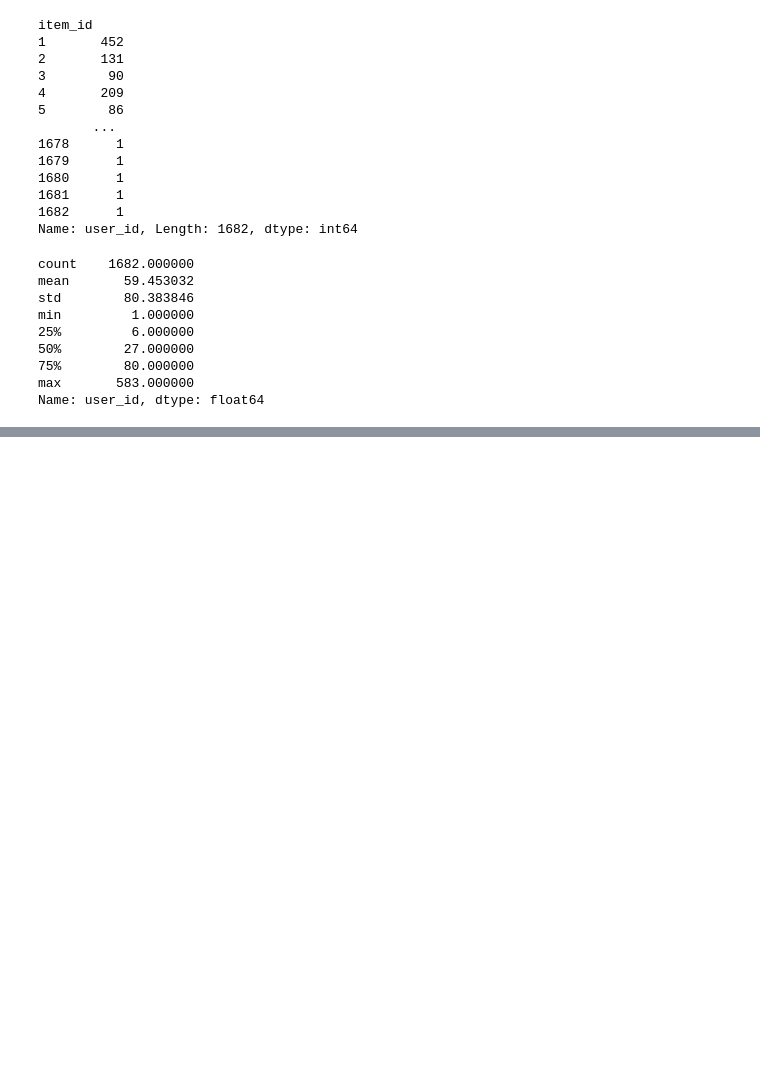
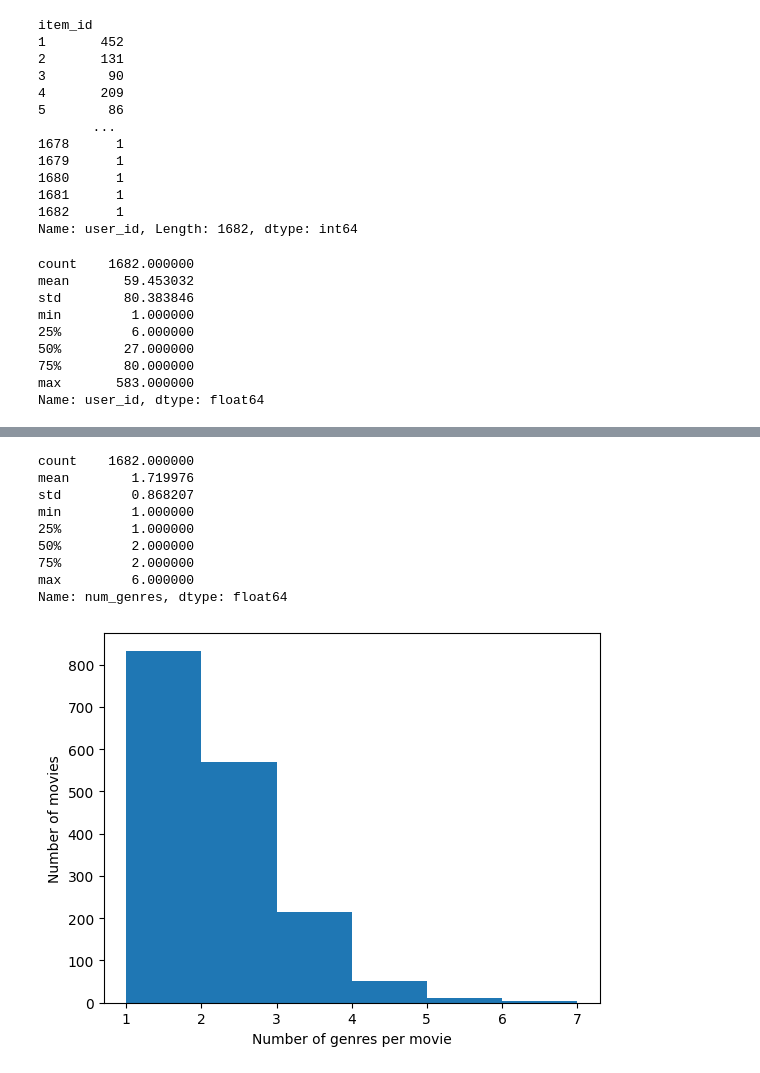
Before and after one commit to thanhbach0904/WebMining-RecSys-20251, a Jupyter notebook: notebooks/eda.ipynb, the cells around one changed output, grey strips where cells are left out. Cells and saved outputs as stored; diff of their text form; code cells hidden in the pictures; blank space fills up the shorter version.

```diff
--- a/notebooks/eda.ipynb
+++ b/notebooks/eda.ipynb
@@ -118,0 +153,18 @@ Name: user_id, dtype: float64
+# %%
+movies["num_genres"] = movies[genre_cols].sum(axis=1)
+print(movies["num_genres"].describe())
+plt.hist(movies["num_genres"], bins=range(1, movies["num_genres"].max() + 2))
+plt.xlabel("Number of genres per movie")
+plt.ylabel("Number of movies")
+plt.show()
+# %% [output]
+count    1682.000000
+mean        1.719976
+std         0.868207
+min         1.000000
+25%         1.000000
+50%         2.000000
+75%         2.000000
+max         6.000000
+Name: num_genres, dtype: float64
+[figure, added]
```
Also changed, not shown: parts of 3 cells of this notebook.
